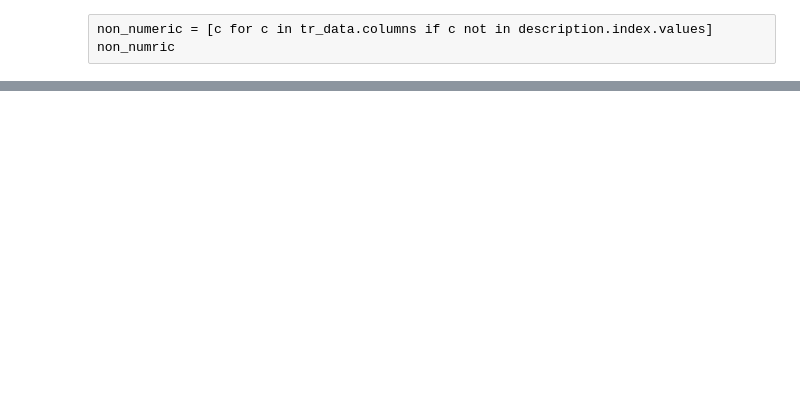
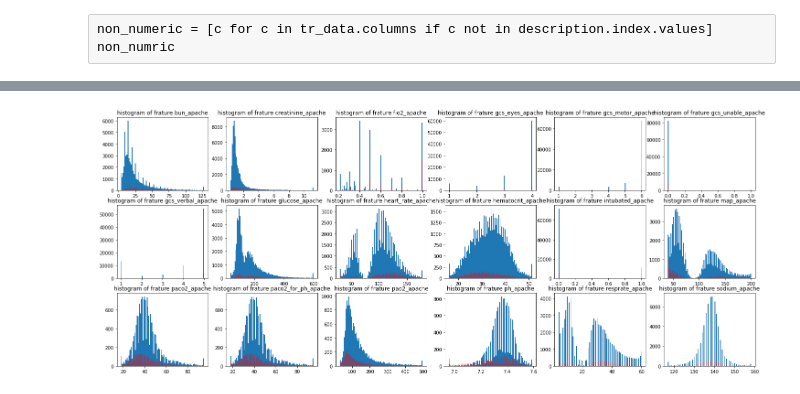
Before and after one commit to shlomii/wids2020, a Jupyter notebook: wids-2020.ipynb, the cells around one changed output, grey strips where cells are left out. Drawn from its saved outputs; the diff is of its cells as text; code cells hidden in the pictures; blank space fills up the shorter version.

```diff
--- a/wids-2020.ipynb
+++ b/wids-2020.ipynb
@@ -99,13 +237,14 @@ _ = plt.ylabel('counts')
 # ax is array of axis's
 
 
-def hist_grid_plot(df, nrows=2, ncols=6, figsize = (25, 8)):
+def hist_grid_plot(df, nrows=2, ncols=6, figsize = (25, 8), skip = 0):
     description = df.describe().T
     fig, ax = plt.subplots(nrows, ncols, figsize= figsize)
 
-    for i,c in enumerate(description.index.values[:nrows*ncols]):
+    for i,c in enumerate(description.index.values[skip:skip+nrows*ncols]):
         ax[i//ncols,i%ncols].hist(tr_data[c].values[tr_data['hospital_death']==0], bins = 100)
         ax[i//ncols,i%ncols].hist(tr_data[c].values[tr_data['hospital_death']==1], bins = 100, color = 'r', alpha=0.4)
         ax[i//ncols,i%ncols].set_title(f'histogram of frature {c}')
 
-hist_grid_plot(tr_data, nrows = 4)
+hist_grid_plot(tr_data, nrows = 3, figsize= (25,10),skip= 18)
+# %% [output]
@@ -111,0 +253 @@ hist_grid_plot(tr_data, nrows = 4)
+[figure, added]
```
Also changed, not shown: parts of 23 cells of this notebook.
